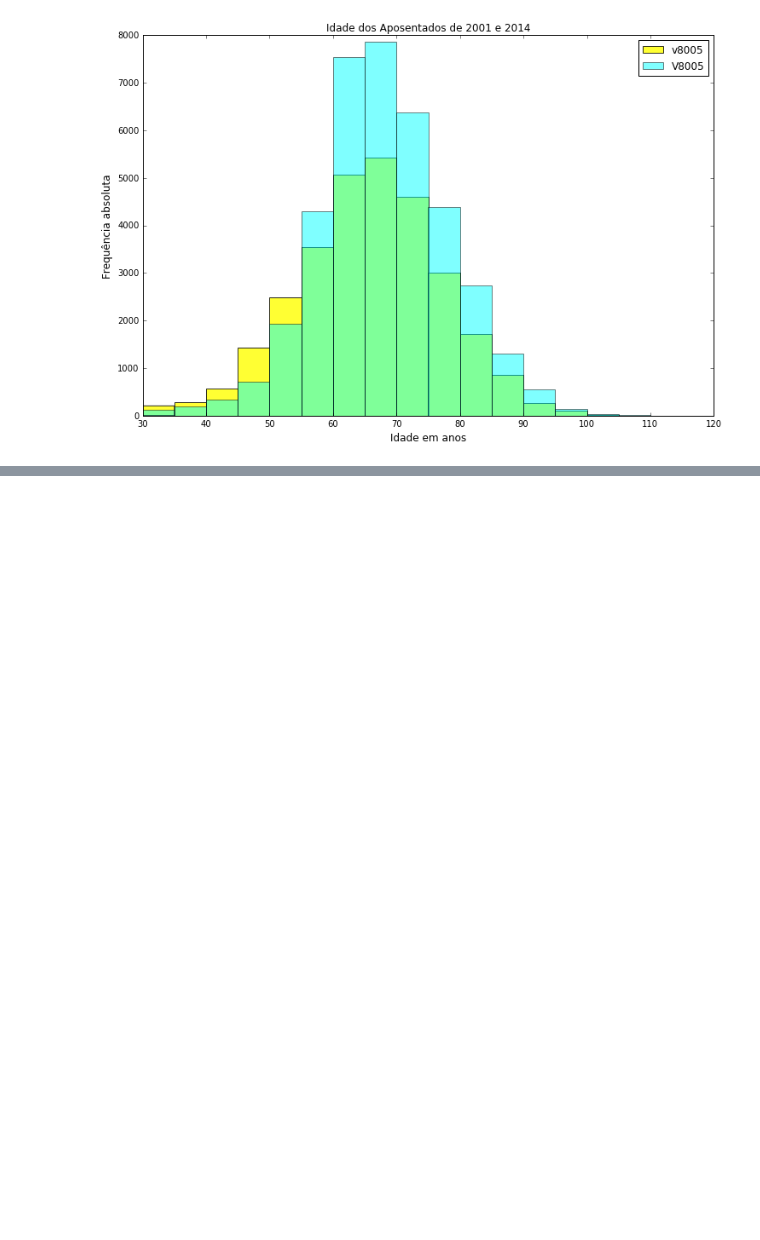
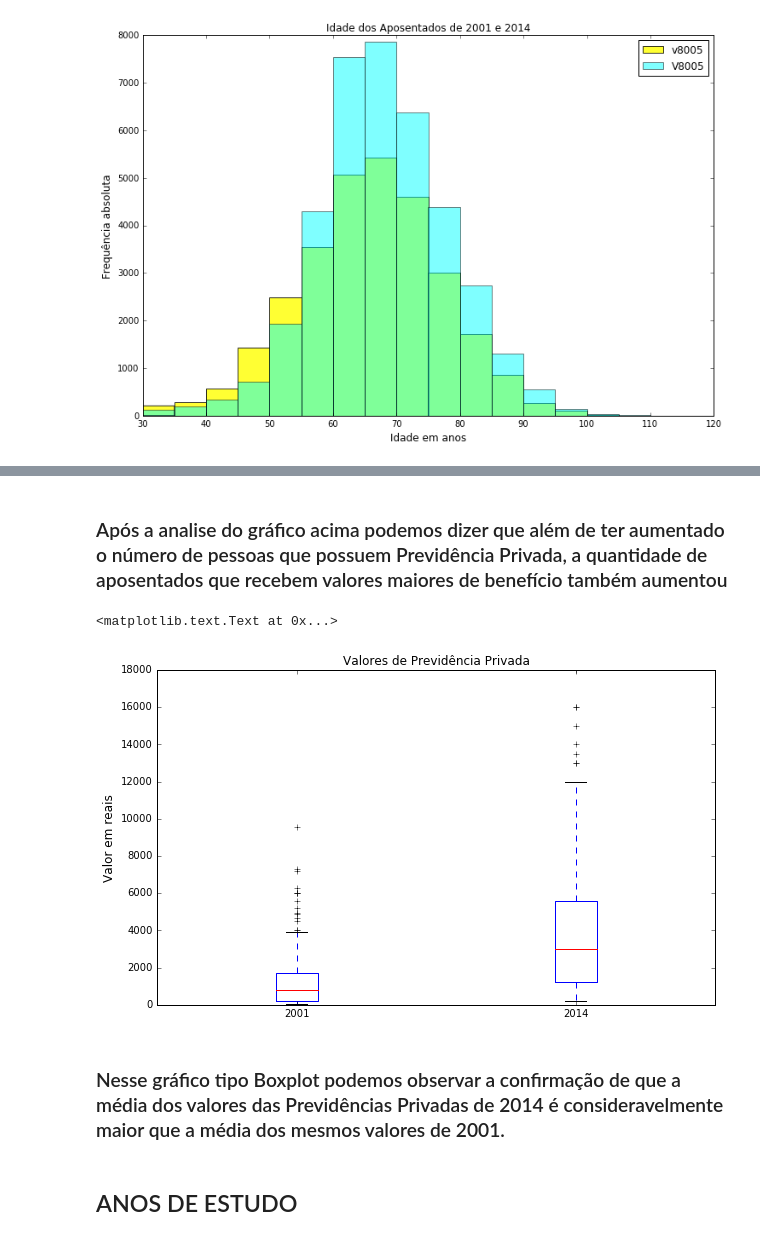
Before and after one commit to felipesmn/CD, a Jupyter notebook: Projeto1/Projeto1-FelipeScandiuzzi-TurmaC.ipynb, the cells around one changed output, grey strips where cells are left out. Cells and saved outputs as stored; diff of their text form; code cells hidden in the pictures; blank space fills up the shorter version.

```diff
--- a/Projeto1/Projeto1-FelipeScandiuzzi-TurmaC.ipynb
+++ b/Projeto1/Projeto1-FelipeScandiuzzi-TurmaC.ipynb
@@ -294,0 +199,17 @@ axs[1].set_title('2014',fontsize=26)
+# %% [markdown]
+### Após a analise do gráfico acima podemos dizer que além de ter aumentado o número de pessoas que possuem Previdência Privada, a quantidade de aposentados que recebem valores maiores de benefício também aumentou
+# %%
+#Código para plotar Boxplot dos valores de Previdência Privada de 2001 e 2014
+x = Aposentados2014.V1258[Aposentados2014.V1258 < 20000]
+y = Aposentados2001.v1258[Aposentados2001.v1258 < 20000]
+a = pd.DataFrame([y,x], index = ('2001', '2014'))
+a = a.T
+a.plot (kind='box', figsize = (10,6), title = 'Valores de Previdência Privada')
+plt.ylabel('Valor em reais', fontsize=12)
+# %% [output]
+<matplotlib.text.Text at 0x...>
+[figure, added]
+# %% [markdown]
+### Nesse gráfico tipo Boxplot podemos observar a confirmação de que a média dos valores das Previdências Privadas de 2014  é consideravelmente maior que a média dos mesmos valores de 2001.
+# %% [markdown]
+## ANOS DE ESTUDO
```
Also changed, not shown: parts of 38 cells of this notebook.
